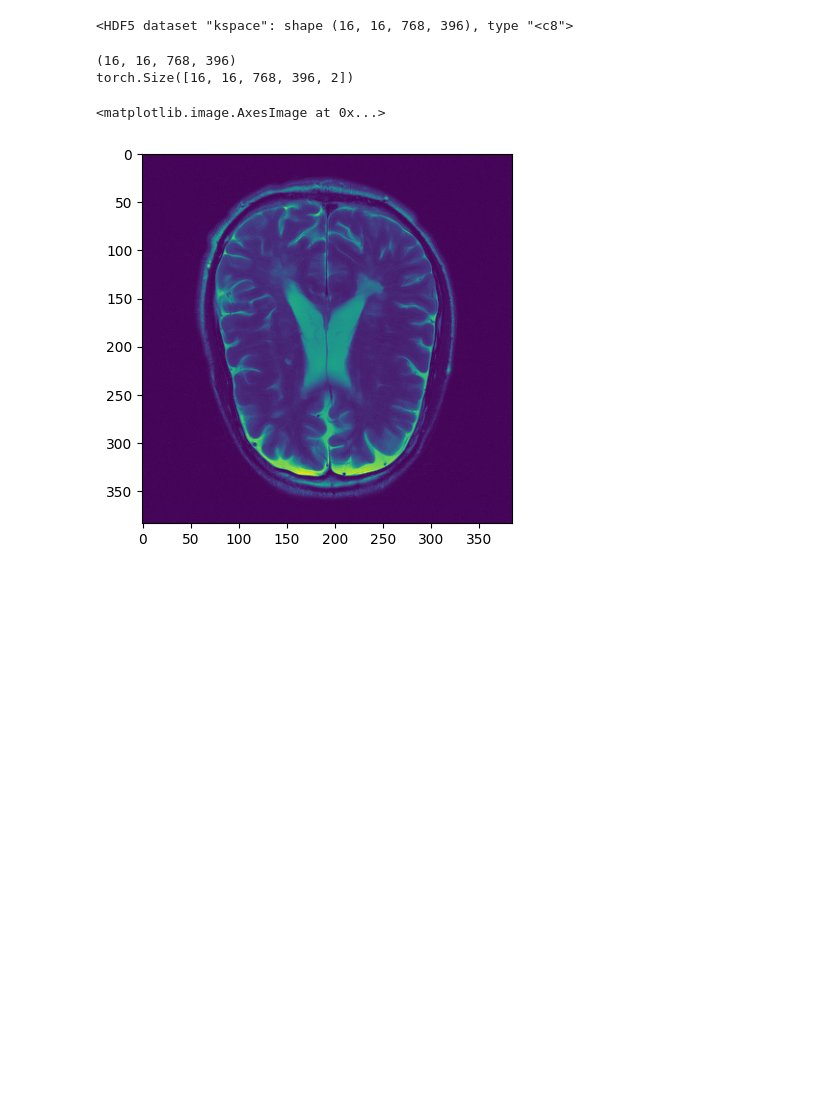
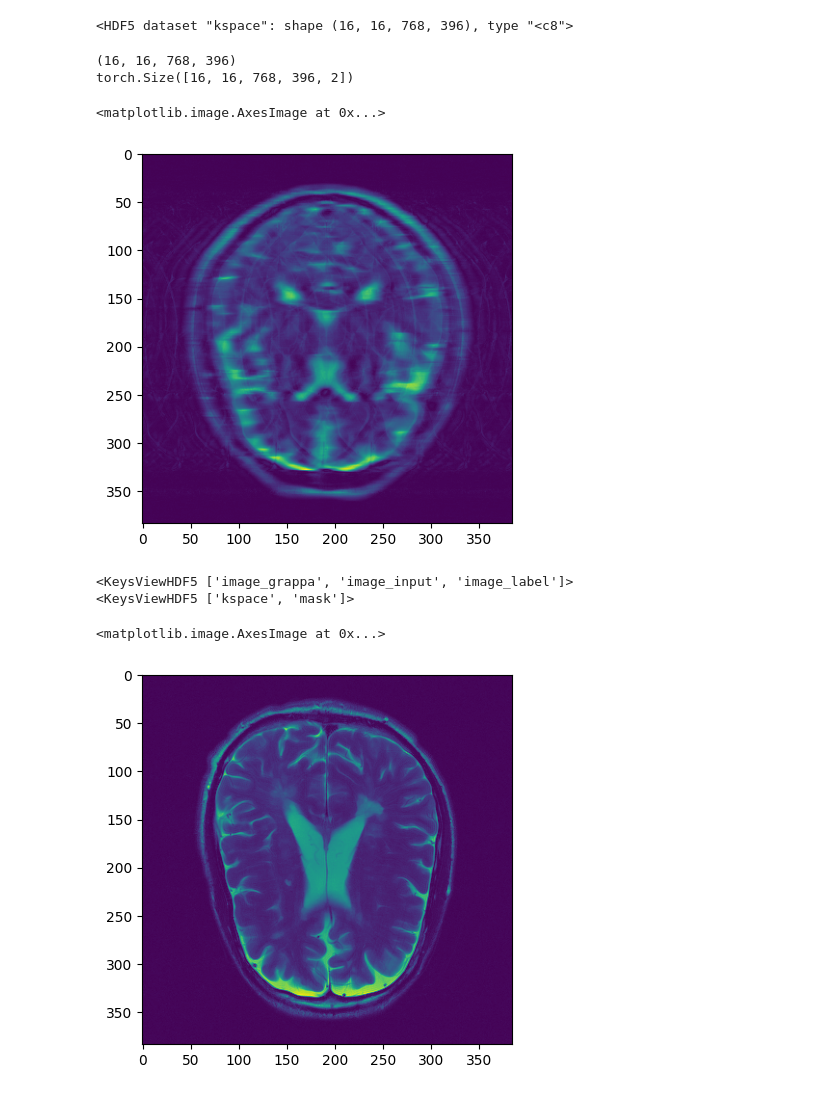
Before and after one commit to manig235/FastMRI_SSM, a Jupyter notebook: Untitled.ipynb, the cells around one changed output. Drawn from its saved outputs; the diff is of its cells as text; code cells hidden in the pictures; blank space fills up the shorter version.

```diff
--- a/Untitled.ipynb
+++ b/Untitled.ipynb
@@ -1,5 +1,5 @@
 # %%
-DATA_PATH = '../../Data/train'
+DATA_PATH = '/Data/train'
 # %%
 import h5py
 import os
@@ -37,7 +39,17 @@ print(kspace.shape)
 (16, 16, 768, 396)
 torch.Size([16, 16, 768, 396, 2])
 # %%
+p
 plt.imshow(image_file['image_input'][0])
+# %% [output]
+<matplotlib.image.AxesImage at 0x...>
+[figure, added]
+# %%
+print(image_file.keys())
+print(kspace_file.keys())
+# %% [output]
+<KeysViewHDF5 ['image_grappa', 'image_input', 'image_label']>
+<KeysViewHDF5 ['kspace', 'mask']>
 # %%
 plt.imshow(image_file['image_label'][0])
 # %% [output]
```
Also changed, not shown: parts of 2 cells of this notebook, 6 other files.
